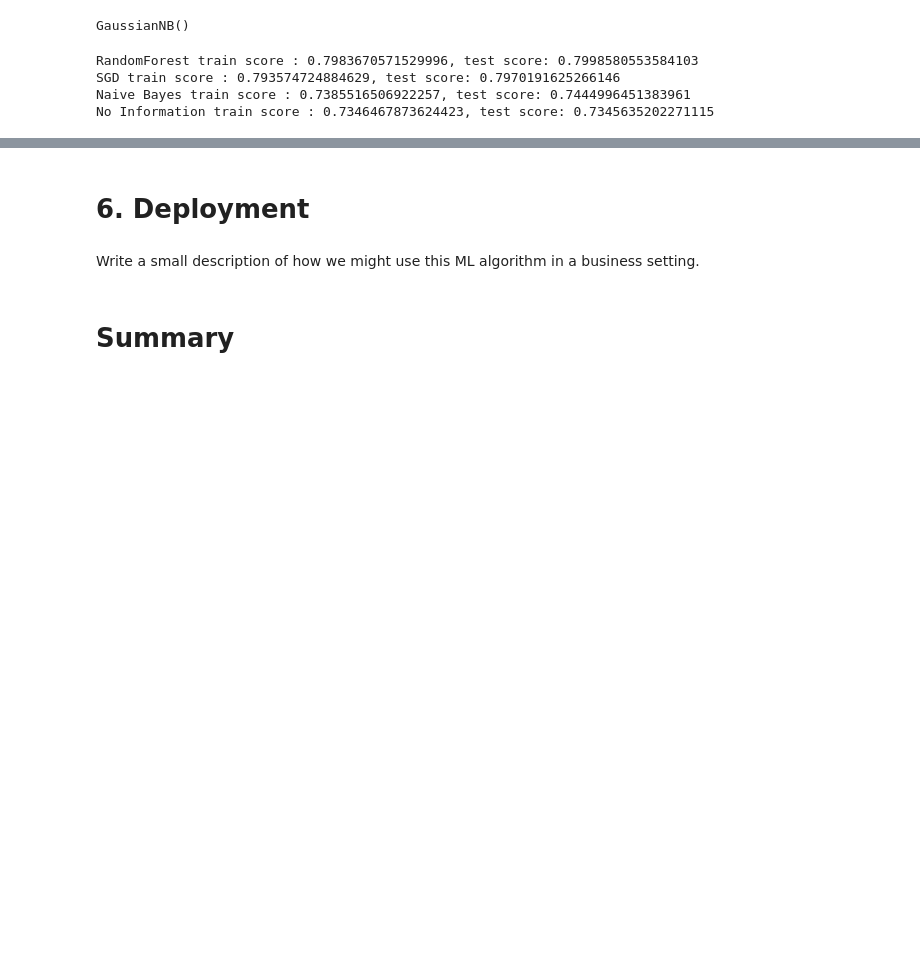
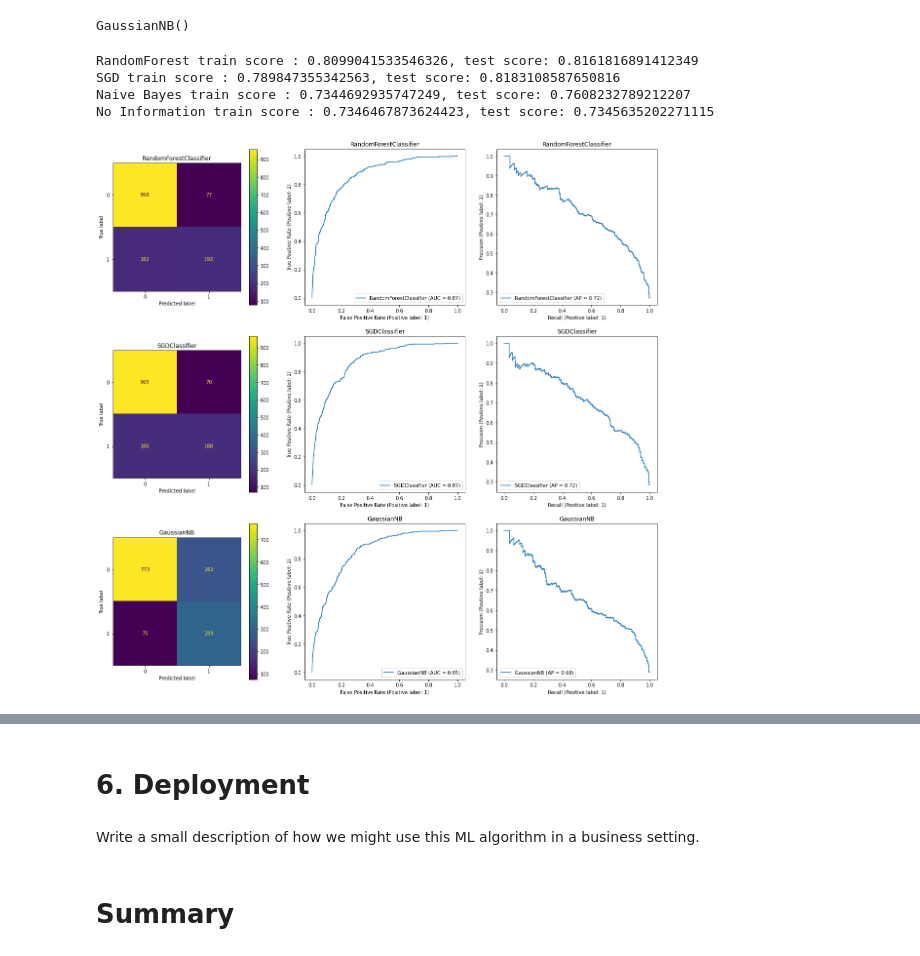
Before and after one commit to lBasket/MSDS600, a Jupyter notebook: Week 3/Week_3_Assignment_Trevor_Carley.ipynb, the cells around one changed output, grey strips where cells are left out. Drawn from its saved outputs; the diff is of its cells as text; code cells hidden in the pictures; blank space fills up the shorter version.

```diff
--- a/Week 3/Week_3_Assignment_Trevor_Carley.ipynb
+++ b/Week 3/Week_3_Assignment_Trevor_Carley.ipynb
@@ -240,14 +239,14 @@ sgd_search_params = {
 # Naive Bayes doesn't have any hyperparameters to tune
 # %%
 # Let's tune our RandomForest
-rf_rscv = RandomizedSearchCV(rf_model, rf_search_params, n_iter=500, cv=5,
+rf_rscv = RandomizedSearchCV(rf_model, rf_search_params, n_iter=500, cv=3,
                              n_jobs=-1, scoring='accuracy')
 rf_rscv.fit(X_train, y_train)
 
 rf_best = rf_rscv.best_estimator_
 # %%
 #And now the SGD
-sgd_rscv = RandomizedSearchCV(sgd_model, sgd_search_params, n_iter=500, cv=5,
+sgd_rscv = RandomizedSearchCV(sgd_model, sgd_search_params, n_iter=500, cv=3,
                               n_jobs=-1, scoring='accuracy')
 sgd_rscv.fit(X_train, y_train)
 
@@ -281,7 +280,36 @@ ni_train_score = y_train.value_counts()[0] / (y_train.value_counts()[0] + y_trai
 ni_test_score = y_test.value_counts()[0] / (y_test.value_counts()[0] + y_test.value_counts()[1])
 print(f'No Information train score : {ni_train_score}, test score: {ni_test_score}')
 # %% [output]
-RandomForest train score : 0.7983670571529996, test score: 0.7998580553584103
-SGD train score : 0.793574724884629, test score: 0.7970191625266146
-Naive Bayes train score : 0.7385516506922257, test score: 0.7444996451383961
+RandomForest train score : 0.8099041533546326, test score: 0.8161816891412349
+SGD train score : 0.789847355342563, test score: 0.8183108587650816
+Naive Bayes train score : 0.7344692935747249, test score: 0.7608232789212207
 No Information train score : 0.7346467873624423, test score: 0.7345635202271115
+# %%
+# Now let's check out some confustion matrices...
+from matplotlib import pyplot as plt
+from sklearn.metrics import plot_confusion_matrix, plot_roc_curve, plot_precision_recall_curve
+
+fig, axs = plt.subplots(nrows=3, ncols=3, figsize=(20,20))
+
+plot_confusion_matrix(rf_best, X_test, y_test, ax=axs[0,0])
+plot_roc_curve(rf_best, X_test, y_test, ax=axs[0,1])
+plot_precision_recall_curve(rf_best, X_test, y_test, ax=axs[0,2])
+axs[0,0].title.set_text(type(rf_best).__name__)
+axs[0,1].title.set_text(type(rf_best).__name__)
+axs[0,2].title.set_text(type(rf_best).__name__)
+
+plot_confusion_matrix(sgd_best, X_test, y_test, ax=axs[1,0])
+plot_roc_curve(sgd_best, X_test, y_test, ax=axs[1,1])
+plot_precision_recall_curve(sgd_best, X_test, y_test, ax=axs[1,2])
+axs[1,0].title.set_text(type(sgd_best).__name__)
+axs[1,1].title.set_text(type(sgd_best).__name__)
+axs[1,2].title.set_text(type(sgd_best).__name__)
+
+plot_confusion_matrix(nb_best, X_test, y_test, ax=axs[2,0])
+plot_roc_curve(nb_best, X_test, y_test, ax=axs[2,1])
+plot_precision_recall_curve(nb_best, X_test, y_test, ax=axs[2,2])
+axs[2,0].title.set_text(type(nb_best).__name__)
+axs[2,1].title.set_text(type(nb_best).__name__)
+axs[2,2].title.set_text(type(nb_best).__name__)
+# %% [output]
+[figure, added]
```
Also changed, not shown: parts of 3 cells of this notebook.
